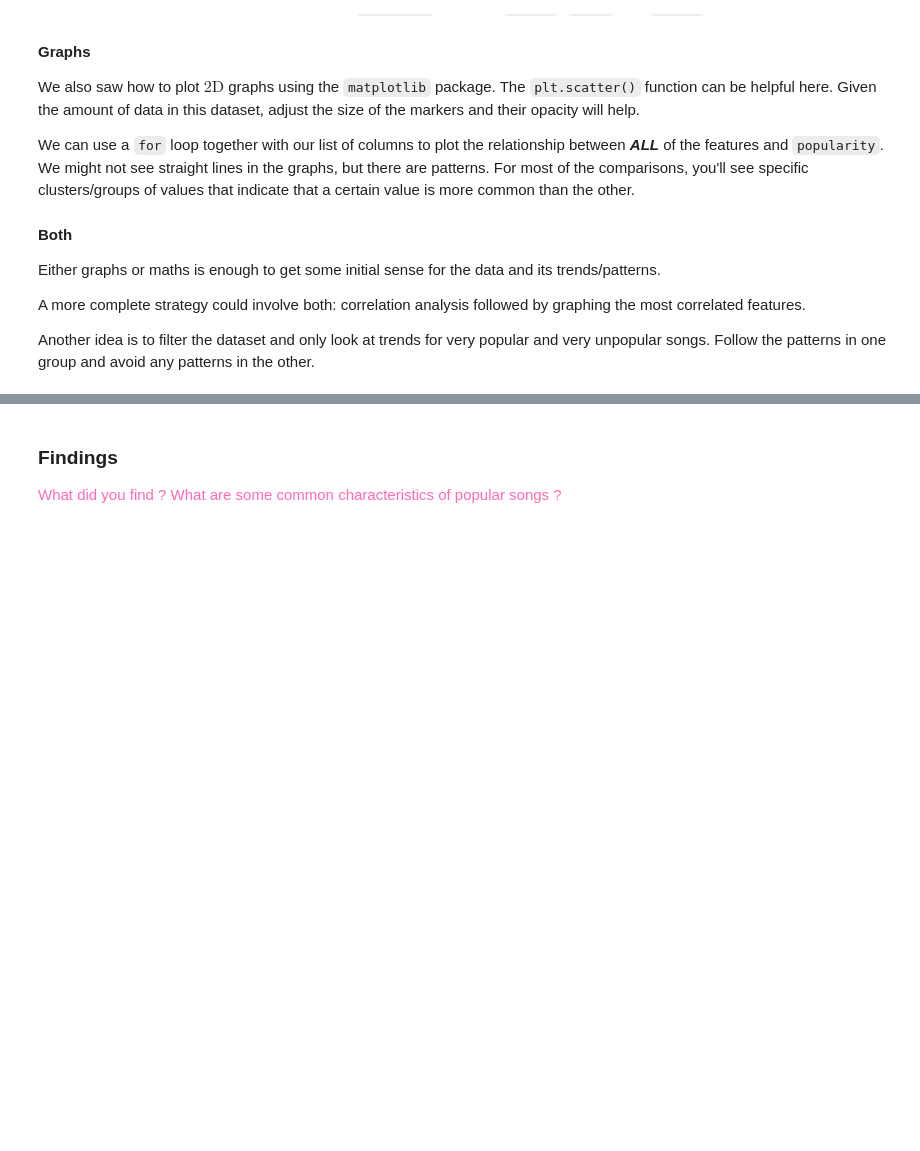
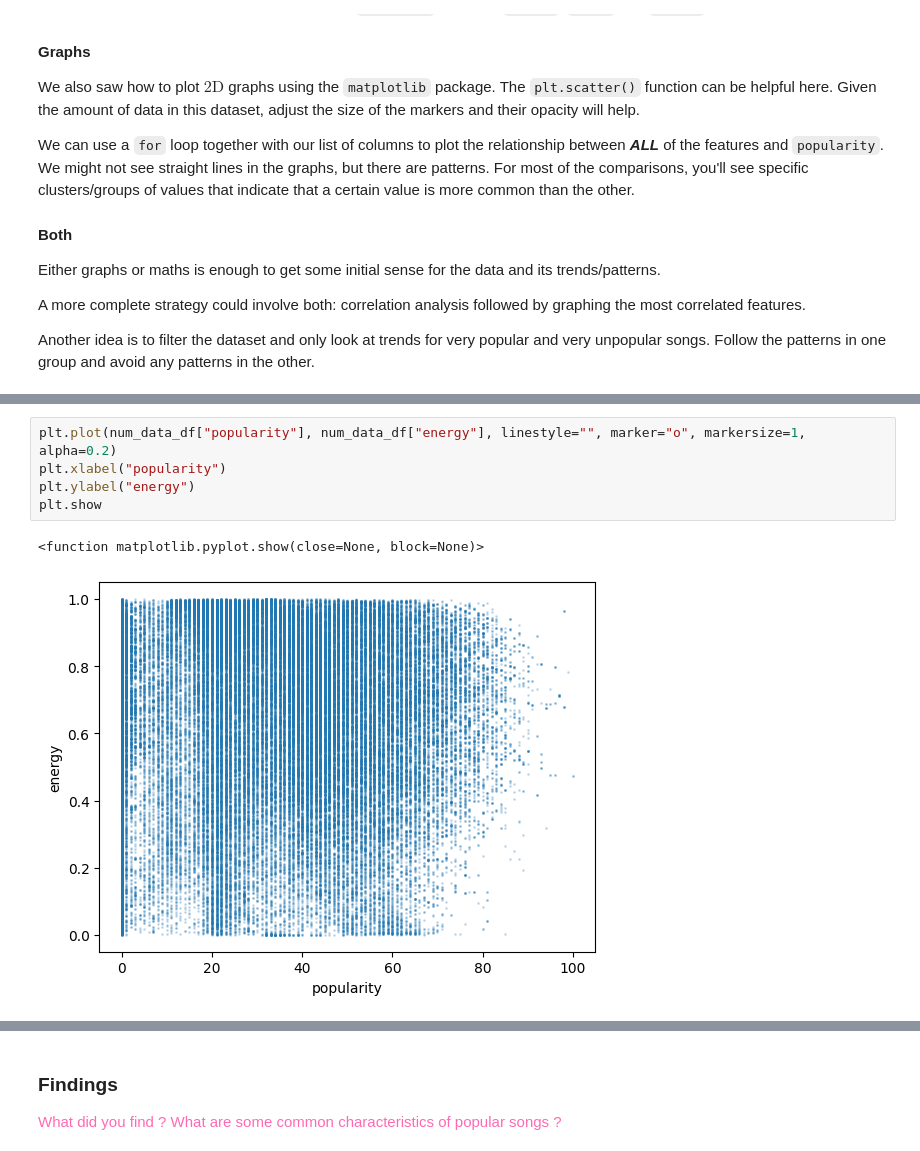
Before and after one commit to intro-to-data-jx/WK07_5005_Homework, a Jupyter notebook: Homework07.ipynb, the cells around one changed output, grey strips where cells are left out. Cells and saved outputs as stored; diff of their text form; blank space fills up the shorter version.

```diff
--- a/Homework07.ipynb
+++ b/Homework07.ipynb
@@ -94,0 +186,8 @@ Another idea is to filter the dataset and only look at trends for very popular a
+# %%
+plt.plot(num_data_df["popularity"], num_data_df["energy"], linestyle="", marker="o", markersize=1, alpha=0.2)
+plt.xlabel("popularity")
+plt.ylabel("energy")
+plt.show
+# %% [output]
+<function matplotlib.pyplot.show(close=None, block=None)>
+[figure, added]
```
Also changed, not shown: parts of 12 cells of this notebook.
